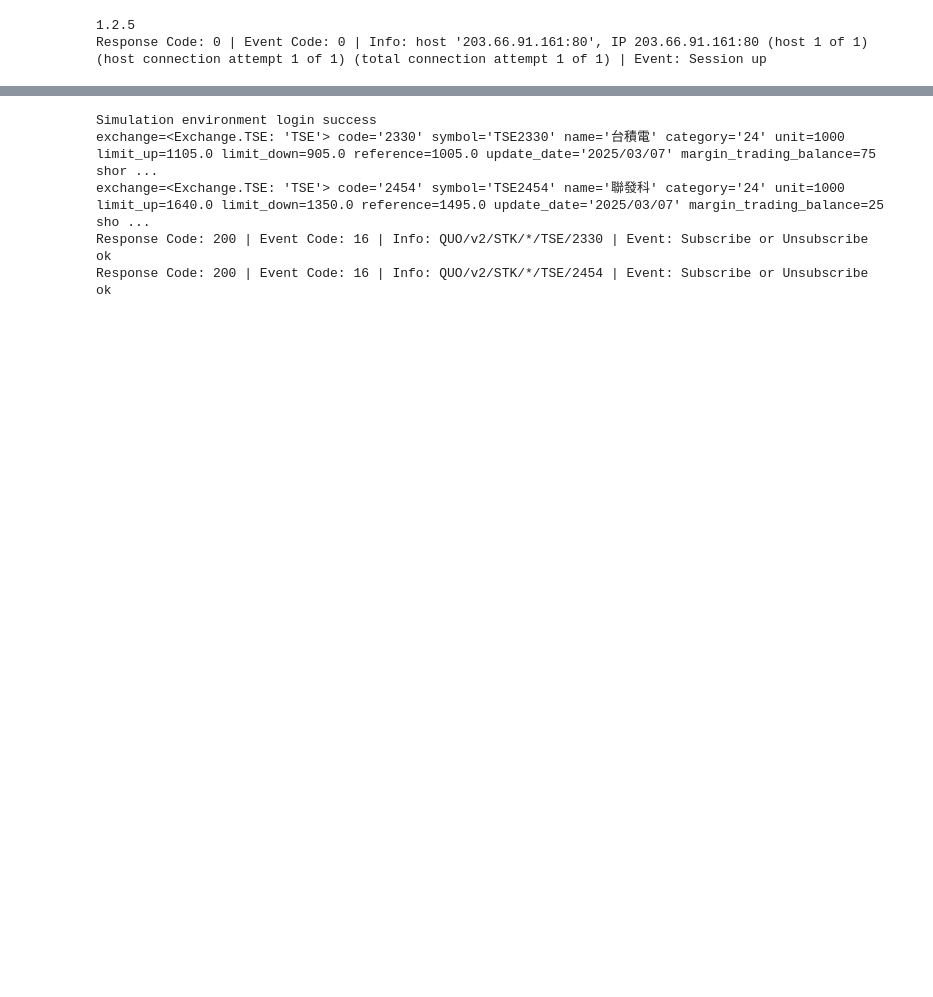
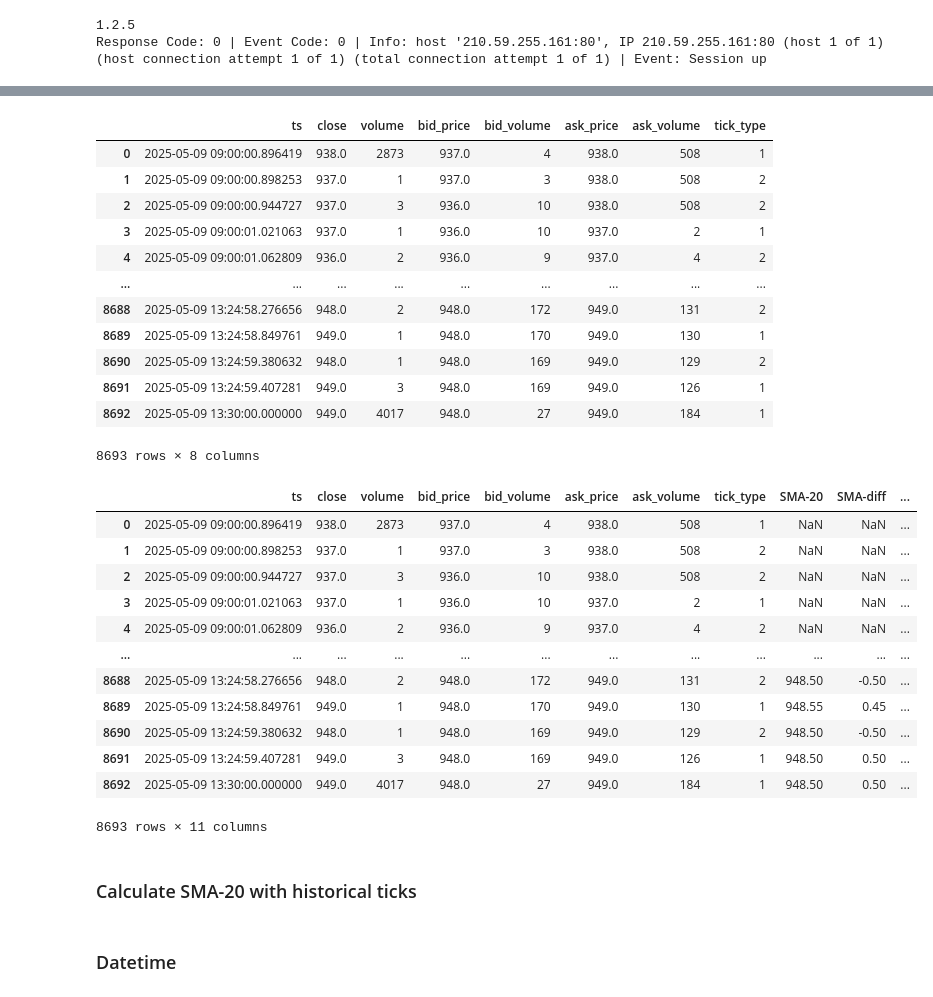
Before and after one commit to YulMitz/sj_Trading, a Jupyter notebook: src/sj_trading/trading_notebook.ipynb, the cells around one changed output, grey strips where cells are left out. Cells and saved outputs as stored; diff of their text form; code cells hidden in the pictures; blank space fills up the shorter version.

```diff
--- a/src/sj_trading/trading_notebook.ipynb
+++ b/src/sj_trading/trading_notebook.ipynb
@@ -1,5 +1,26 @@
 # %%
-from sj_trading import testing_flow
+import os
+import numpy as np
+import pandas as pd
+import shioaji as sj
+from sj_trading import account, trader_long_term
+from IPython.display import display
 
-testing_flow.test_market_data()
+api = sj.Shioaji(simulation=True)
+api.login(
+    api_key=os.environ["API_KEY"],
+    secret_key=os.environ["SECRET_KEY"],
+    fetch_contract=True,
+    contracts_timeout=10000
+)
+
+Trader = trader_long_term.Trading(api, account.profile)
+
+symbols = ['2330', '2454']
+data = Trader.get_market_data(symbols) # data is a dict with {sym, dataframe} pair
+
+# view dataframe of one of symbols
+keys = list(data.keys())
+key = keys[0]
+display(data[key])
 # %% [output]
@@ -7,2 +28,2 @@ testing_flow.test_market_data()
 1.2.5
-Response Code: 0 | Event Code: 0 | Info: host '203.66.91.161:80', IP 203.66.91.161:80 (host 1 of 1) (host connection attempt 1 of 1) (total connection attempt 1 of 1) | Event: Session up
+Response Code: 0 | Event Code: 0 | Info: host '210.59.255.161:80', IP 210.59.255.161:80 (host 1 of 1) (host connection attempt 1 of 1) (total connection attempt 1 of 1) | Event: Session up
@@ -11,5 +35,28 @@ Response Code: 0 | Event Code: 0 | Info: host '203.66.91.161:80', IP 203.66.91.1
+|  | ts | close | volume | bid_price | bid_volume | ask_price | ask_volume | tick_type |
+| 0 | 2025-05-09 09:00:00.896419 | 938.0 | 2873 | 937.0 | 4 | 938.0 | 508 | 1 |
+| 1 | 2025-05-09 09:00:00.898253 | 937.0 | 1 | 937.0 | 3 | 938.0 | 508 | 2 |
+| 2 | 2025-05-09 09:00:00.944727 | 937.0 | 3 | 936.0 | 10 | 938.0 | 508 | 2 |
+| 3 | 2025-05-09 09:00:01.021063 | 937.0 | 1 | 936.0 | 10 | 937.0 | 2 | 1 |
+| 4 | 2025-05-09 09:00:01.062809 | 936.0 | 2 | 936.0 | 9 | 937.0 | 4 | 2 |
+| ... | ... | ... | ... | ... | ... | ... | ... | ... |
+| 8688 | 2025-05-09 13:24:58.276656 | 948.0 | 2 | 948.0 | 172 | 949.0 | 131 | 2 |
+| 8689 | 2025-05-09 13:24:58.849761 | 949.0 | 1 | 948.0 | 170 | 949.0 | 130 | 1 |
+| 8690 | 2025-05-09 13:24:59.380632 | 948.0 | 1 | 948.0 | 169 | 949.0 | 129 | 2 |
+| 8691 | 2025-05-09 13:24:59.407281 | 949.0 | 3 | 948.0 | 169 | 949.0 | 126 | 1 |
+| 8692 | 2025-05-09 13:30:00.000000 | 949.0 | 4017 | 948.0 | 27 | 949.0 | 184 | 1 |
-Simulation environment login success
-exchange=<Exchange.TSE: 'TSE'> code='2330' symbol='TSE2330' name='台積電' category='24' unit=1000 limit_up=1105.0 limit_down=905.0 reference=1005.0 update_date='2025/03/07' margin_trading_balance=75 shor ...
-exchange=<Exchange.TSE: 'TSE'> code='2454' symbol='TSE2454' name='聯發科' category='24' unit=1000 limit_up=1640.0 limit_down=1350.0 reference=1495.0 update_date='2025/03/07' margin_trading_balance=25 sho ...
-Response Code: 200 | Event Code: 16 | Info: QUO/v2/STK/*/TSE/2330 | Event: Subscribe or Unsubscribe ok
-Response Code: 200 | Event Code: 16 | Info: QUO/v2/STK/*/TSE/2454 | Event: Subscribe or Unsubscribe ok
+8693 rows × 8 columns
+|  | ts | close | volume | bid_price | bid_volume | ask_price | ask_volume | tick_type | SMA-20 | SMA-diff | ... |
+| 0 | 2025-05-09 09:00:00.896419 | 938.0 | 2873 | 937.0 | 4 | 938.0 | 508 | 1 | NaN | NaN | ... |
+| 1 | 2025-05-09 09:00:00.898253 | 937.0 | 1 | 937.0 | 3 | 938.0 | 508 | 2 | NaN | NaN | ... |
+| 2 | 2025-05-09 09:00:00.944727 | 937.0 | 3 | 936.0 | 10 | 938.0 | 508 | 2 | NaN | NaN | ... |
+| 3 | 2025-05-09 09:00:01.021063 | 937.0 | 1 | 936.0 | 10 | 937.0 | 2 | 1 | NaN | NaN | ... |
+| 4 | 2025-05-09 09:00:01.062809 | 936.0 | 2 | 936.0 | 9 | 937.0 | 4 | 2 | NaN | NaN | ... |
+| ... | ... | ... | ... | ... | ... | ... | ... | ... | ... | ... | ... |
+| 8688 | 2025-05-09 13:24:58.276656 | 948.0 | 2 | 948.0 | 172 | 949.0 | 131 | 2 | 948.50 | -0.50 | ... |
+| 8689 | 2025-05-09 13:24:58.849761 | 949.0 | 1 | 948.0 | 170 | 949.0 | 130 | 1 | 948.55 | 0.45 | ... |
+| 8690 | 2025-05-09 13:24:59.380632 | 948.0 | 1 | 948.0 | 169 | 949.0 | 129 | 2 | 948.50 | -0.50 | ... |
+| 8691 | 2025-05-09 13:24:59.407281 | 949.0 | 3 | 948.0 | 169 | 949.0 | 126 | 1 | 948.50 | 0.50 | ... |
+| 8692 | 2025-05-09 13:30:00.000000 | 949.0 | 4017 | 948.0 | 27 | 949.0 | 184 | 1 | 948.50 | 0.50 | ... |
+8693 rows × 11 columns
+# %% [markdown]
+### Calculate SMA-20 with historical ticks
@@ -15,0 +68,2 @@ Response Code: 200 | Event Code: 16 | Info: QUO/v2/STK/*/TSE/2454 | Event: Subsc
+# %% [markdown]
+### Datetime
```
Also changed, not shown: parts of 3 cells of this notebook, 9 other files.
